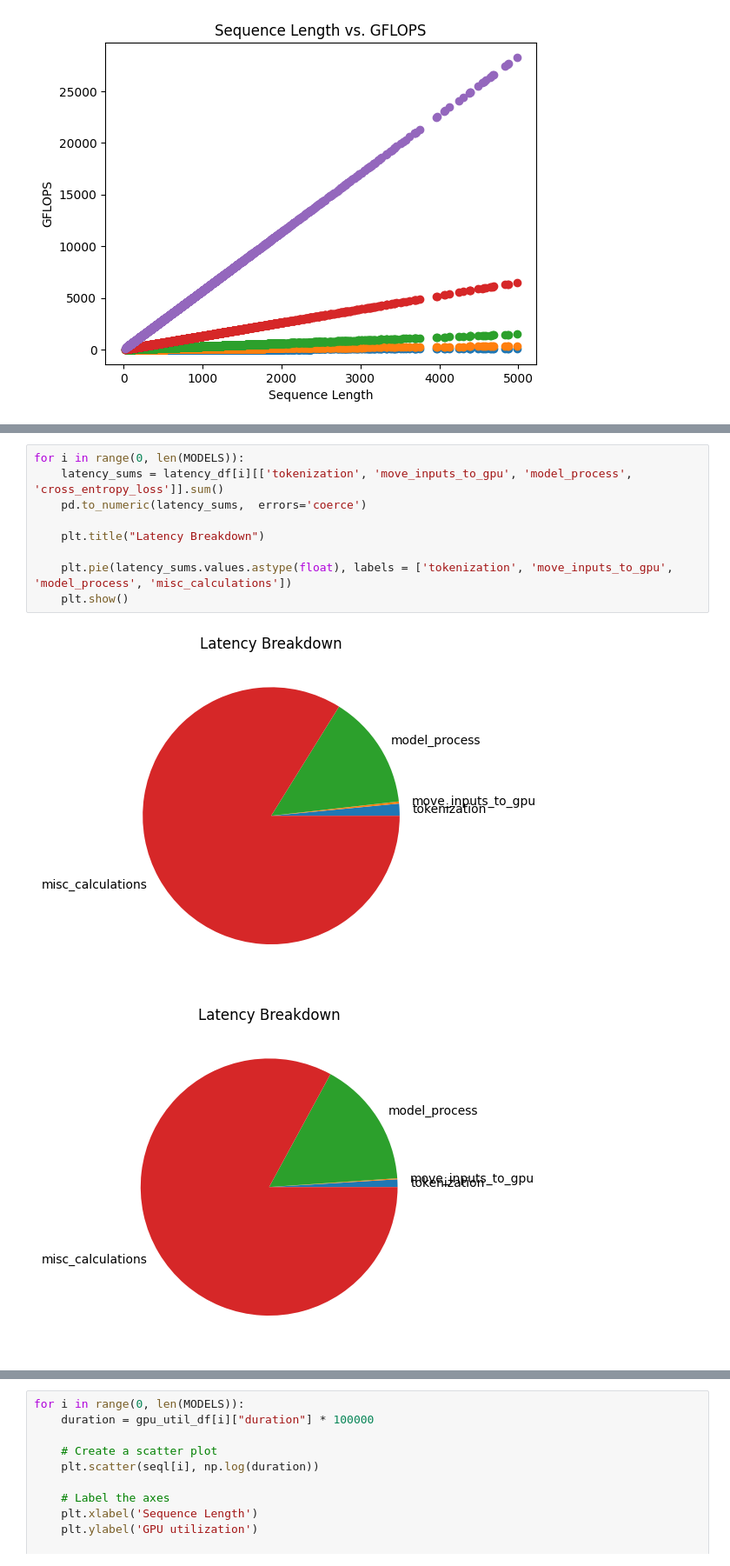
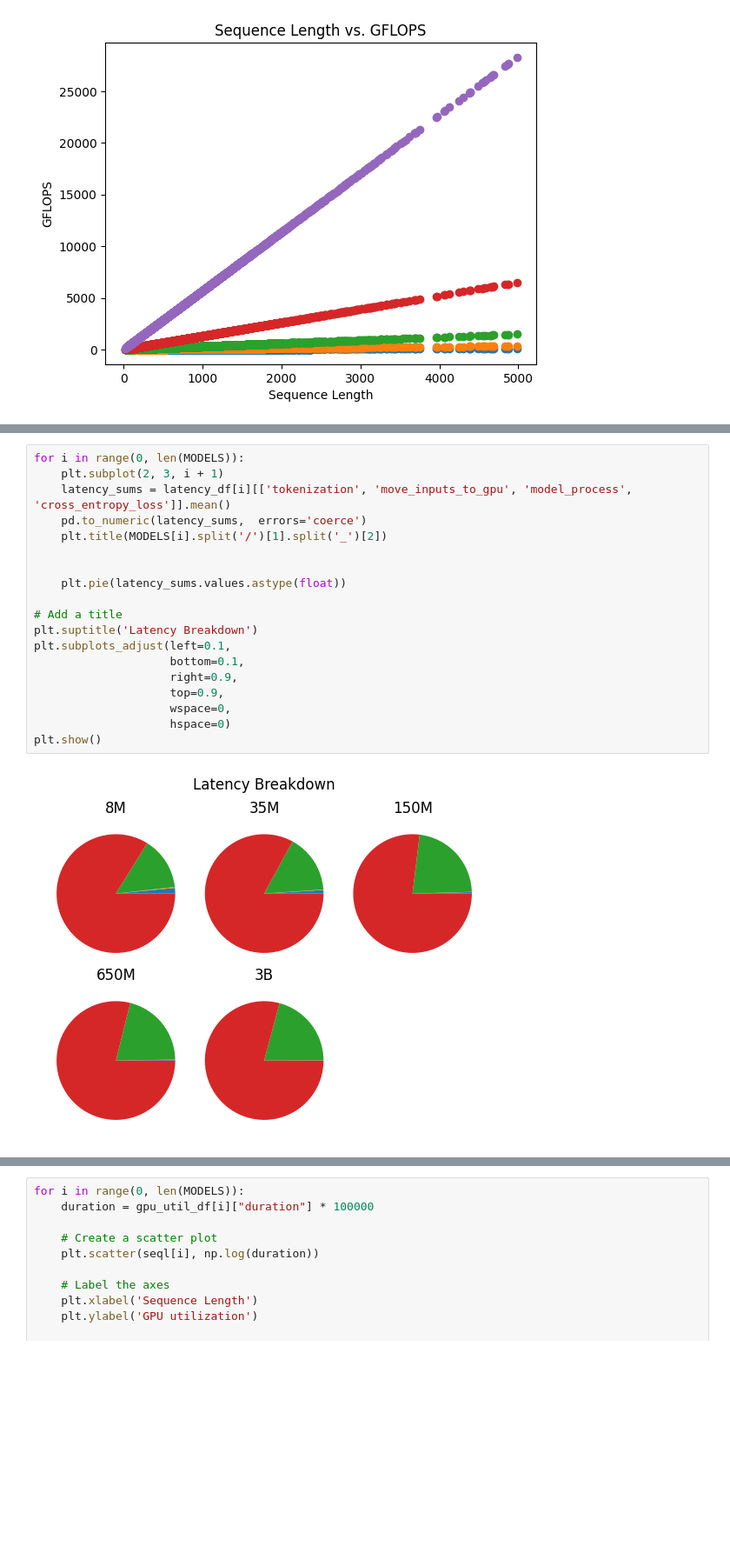
Before and after one commit to lgltan/ESM_Benchmark, a Jupyter notebook: plotter.ipynb, the cells around one changed output, grey strips where cells are left out. Shown at 87% size. Saved outputs shown, nothing was run; the diff lists cells and outputs as text; blank space fills up the shorter version.

```diff
--- a/plotter.ipynb
+++ b/plotter.ipynb
@@ -136,12 +145,21 @@ plt.show()
 # %%
 for i in range(0, len(MODELS)):
-    latency_sums = latency_df[i][['tokenization', 'move_inputs_to_gpu', 'model_process', 'cross_entropy_loss']].sum()
+    plt.subplot(2, 3, i + 1)
+    latency_sums = latency_df[i][['tokenization', 'move_inputs_to_gpu', 'model_process', 'cross_entropy_loss']].mean()
     pd.to_numeric(latency_sums,  errors='coerce')
+    plt.title(MODELS[i].split('/')[1].split('_')[2])
 
-    plt.title("Latency Breakdown")
 
-    plt.pie(latency_sums.values.astype(float), labels = ['tokenization', 'move_inputs_to_gpu', 'model_process', 'misc_calculations'])
-    plt.show()
+    plt.pie(latency_sums.values.astype(float))
+
+# Add a title
+plt.suptitle('Latency Breakdown')
+plt.subplots_adjust(left=0.1,
+                    bottom=0.1,
+                    right=0.9,
+                    top=0.9,
+                    wspace=0,
+                    hspace=0)
+plt.show()
 # %% [output]
-[figure, old version]
+[figure, new version]
-[figure, removed]
```
Also changed, not shown: parts of 7 cells of this notebook, 1 other file.
